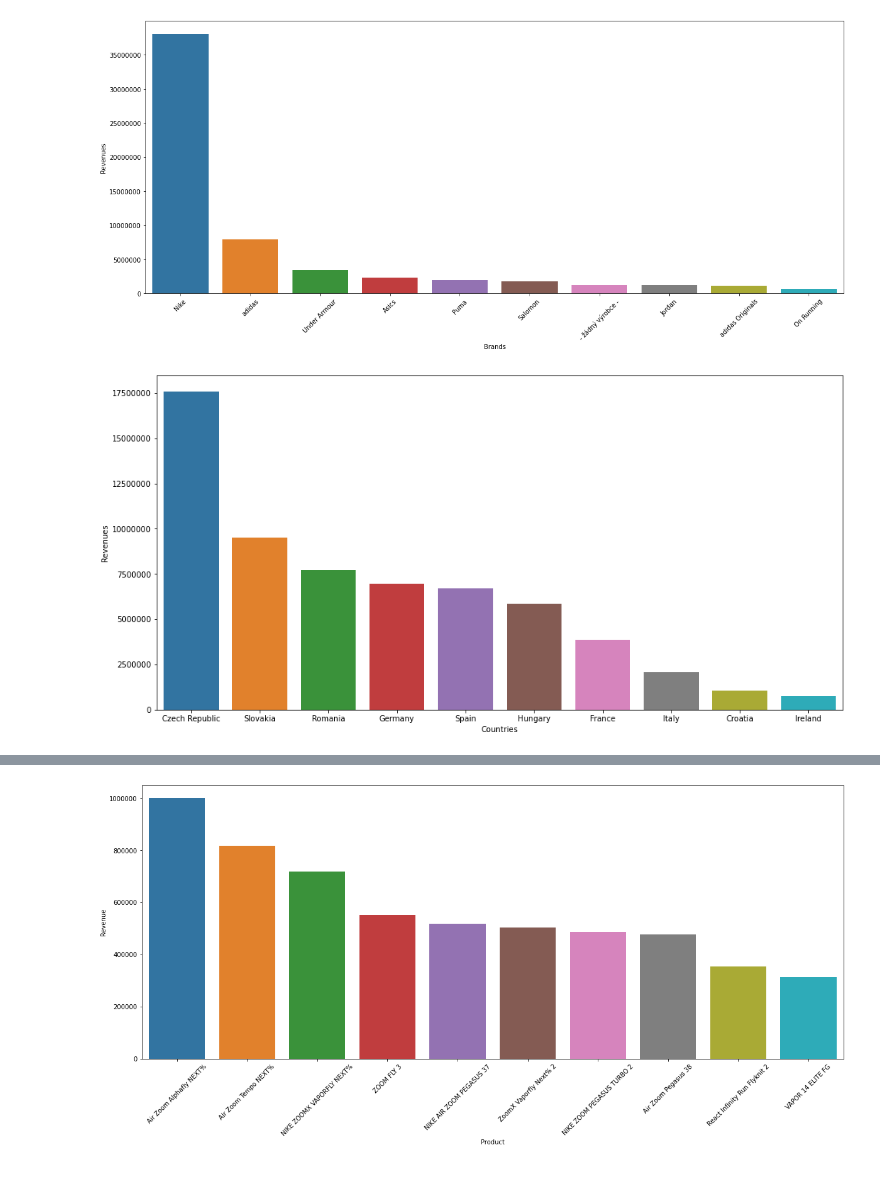
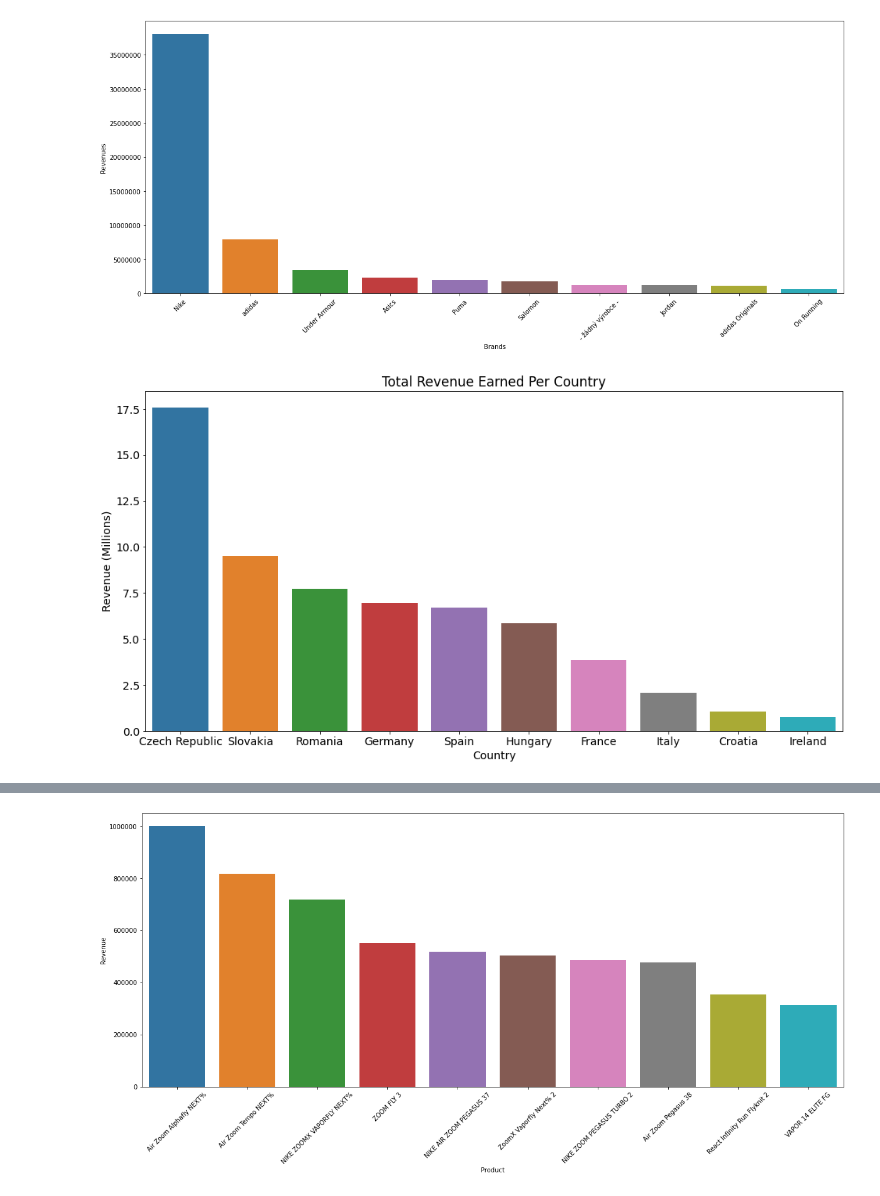
Before and after one commit to derrick-w/top4sport-sales-prediction, a Jupyter notebook: top4sport-EDA.ipynb, the cells around one changed output, grey strips where cells are left out. Cells and saved outputs as stored; diff of their text form; code cells hidden in the pictures.

```diff
--- a/top4sport-EDA.ipynb
+++ b/top4sport-EDA.ipynb
@@ -10,7 +14,7 @@ from statsmodels.graphics.tsaplots import plot_pacf
 import warnings
 warnings.filterwarnings('ignore')
 # %%
-orders = pd.read_csv('orders.csv', sep=';')
+orders = pd.read_csv('orders.csv', sep=';', parse_dates=['date'])
 # %%
 items = pd.read_csv('items.csv', sep=';')
 # %% [markdown]
@@ -441,6 +445,8 @@ viz_df['category'].fillna('other', inplace=True)
 ##### Most popular product
 ##### Free shipping on website, how is it reflected on these df
 ##### Is there any indication of when a product was added
+# %%
+plt.rcParams.update({'font.size': 14})
 # %%
 viz_df.columns
 # %% [output]
@@ -516,13 +522,16 @@ plt.show()
 # %%
 # Let's see from which country the top4sport makes more money.
 revenues_country=viz_df[['country', 'net_revenue']]
 revenues_country=revenues_country.groupby(['country'])['net_revenue'].sum().reset_index().sort_values(by='net_revenue', ascending=False)
 
 plt.figure(figsize=(16, 8))
-sns.barplot(x=revenues_country.country[:10], y=revenues_country.net_revenue[:10])
-plt.ylabel('Revenues')
-plt.xlabel('Countries')
+sns.barplot(x=revenues_country.country[:10], y=revenues_country.net_revenue[:10]/1000000)
+plt.ylabel('Revenue (Millions)')
+plt.xlabel('Country')
 plt.ticklabel_format(style='plain', axis='y')
+plt.xticks(rotation=0)
+plt.title('Total Revenue Earned Per Country')
+plt.savefig('images/Revenue Per Country.png')
 plt.show()
 # %% [output]
-[figure, old version]
+[figure, new version]
```
Also changed, not shown: parts of 33 cells of this notebook, 18 other files.
